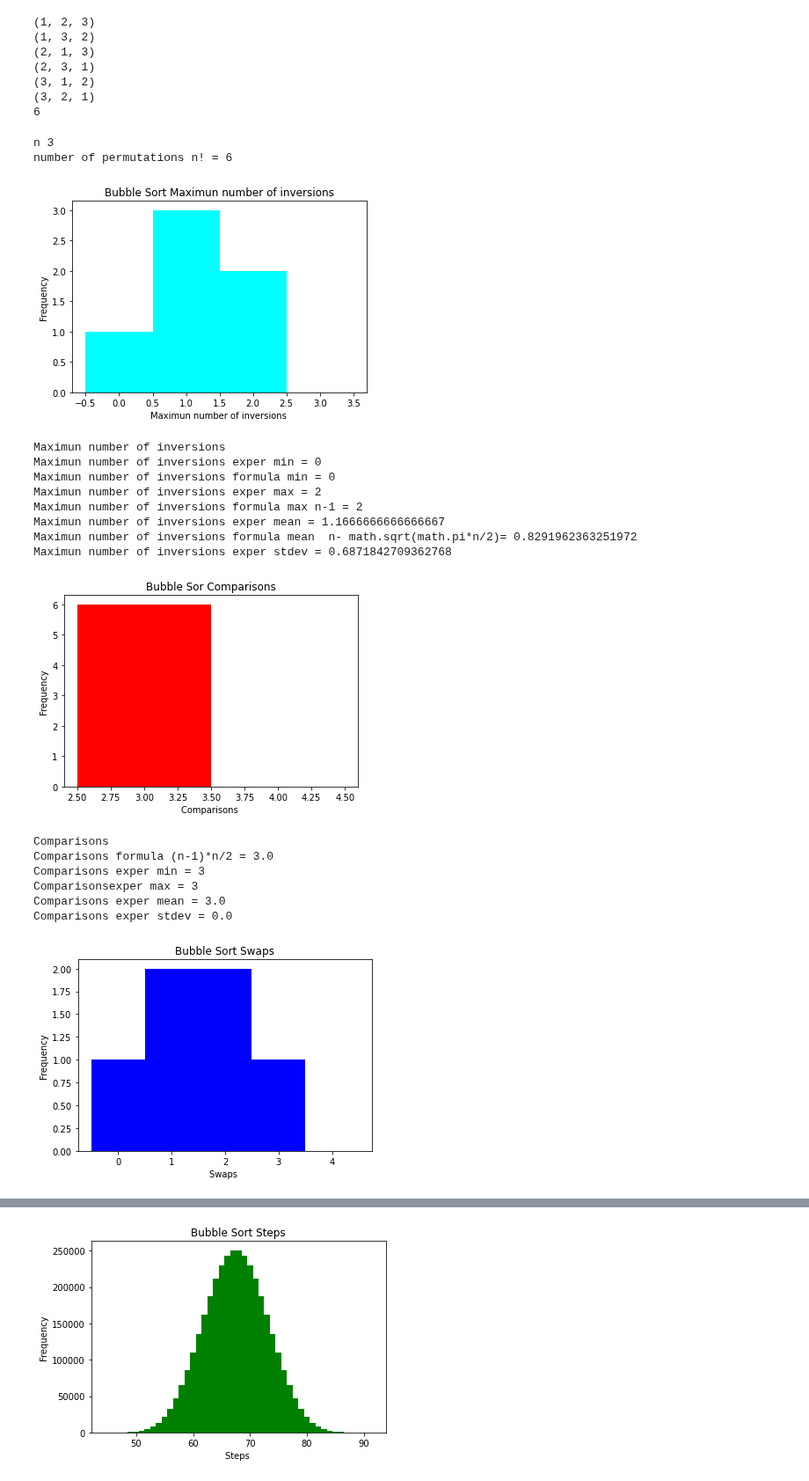
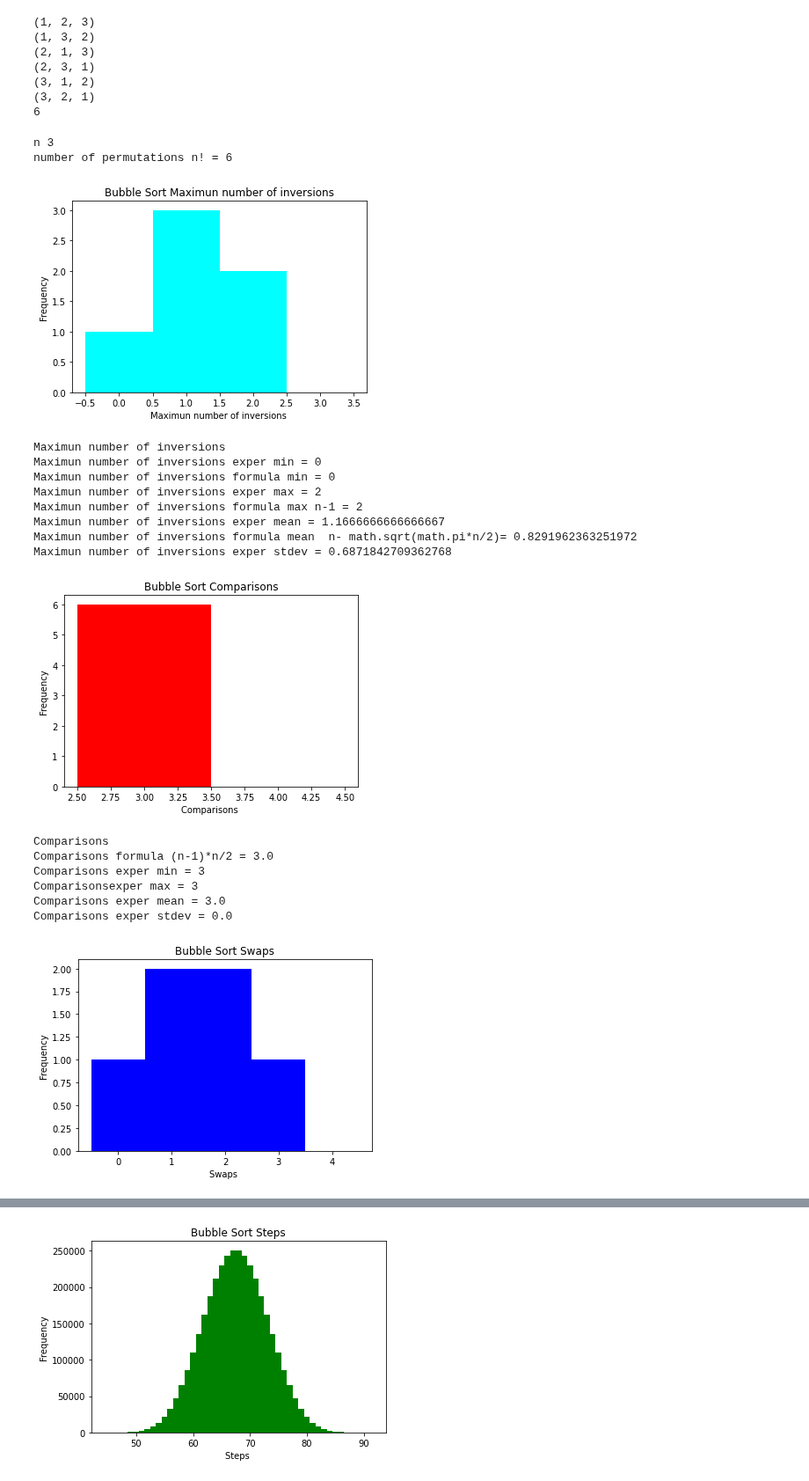
Before and after one commit to gjhernandezp/algorithms, a Jupyter notebook: AnalysisOfAlgorithms/BubbleSortNotOptimizedHistograms.ipynb, the cells around one changed output, grey strips where cells are left out. Shown at 88% size. Cells and saved outputs as stored; diff of their text form; code cells hidden in the pictures.

```diff
--- a/AnalysisOfAlgorithms/BubbleSortNotOptimizedHistograms.ipynb
+++ b/AnalysisOfAlgorithms/BubbleSortNotOptimizedHistograms.ipynb
@@ -131,7 +131,7 @@ print()
 
 b = np.array(range(min(comps)-1,max(comps)+2) ) +0.5
 plt.hist(comps,bins=b, color="red")
-plt.title("Bubble Sor Comparisons")
+plt.title("Bubble Sort Comparisons")
 plt.xlabel("Comparisons ")
 plt.ylabel("Frequency")
 plt.show()
@@ -176,34 +176,34 @@ print("Steps max formula (n-1)*n =",(n-1)*n)
 print("Steps exper mean =",np.mean(steps))
 print("Steps mean formula (3/4)*(n**2-n) =",(3/4)*(n**2-n))
 print("Steps exper stdev",np.std(steps))
 print()
 
 b = np.array(range(min(passes)-1,max(passes)+2) ) +0.5
 plt.hist(passes,bins=b,color="brown")
 plt.title("Bubble Sort Passes")
 plt.xlabel("Passes")
 plt.ylabel("Frequency")
 plt.show()
 
 print("Passes")
 print("Passes formula (n-1) =",(n-1))
 print("Passes exper min =",min(passes))
 print("Passes exper max =",max(passes))
 print("Passes exper mean =",np.mean(passes))
 print("Passes exper stdev",np.std(passes))
 # %% [output]
 n 3
 number of permutations n! = 6
 [figure]
 Maximun number of inversions
 Maximun number of inversions exper min = 0
 Maximun number of inversions formula min = 0
 Maximun number of inversions exper max = 2
 Maximun number of inversions formula max n-1 = 2
 Maximun number of inversions exper mean = 1.1666666666666667
 Maximun number of inversions formula mean  n- math.sqrt(math.pi*n/2)= 0.8291962363251972
 Maximun number of inversions exper stdev = 0.6871842709362768
-[figure, old version]
+[figure, new version]
 Comparisons
 Comparisons formula (n-1)*n/2 = 3.0
 Comparisons exper min = 3
```
Also changed, not shown: parts of 5 cells of this notebook.
